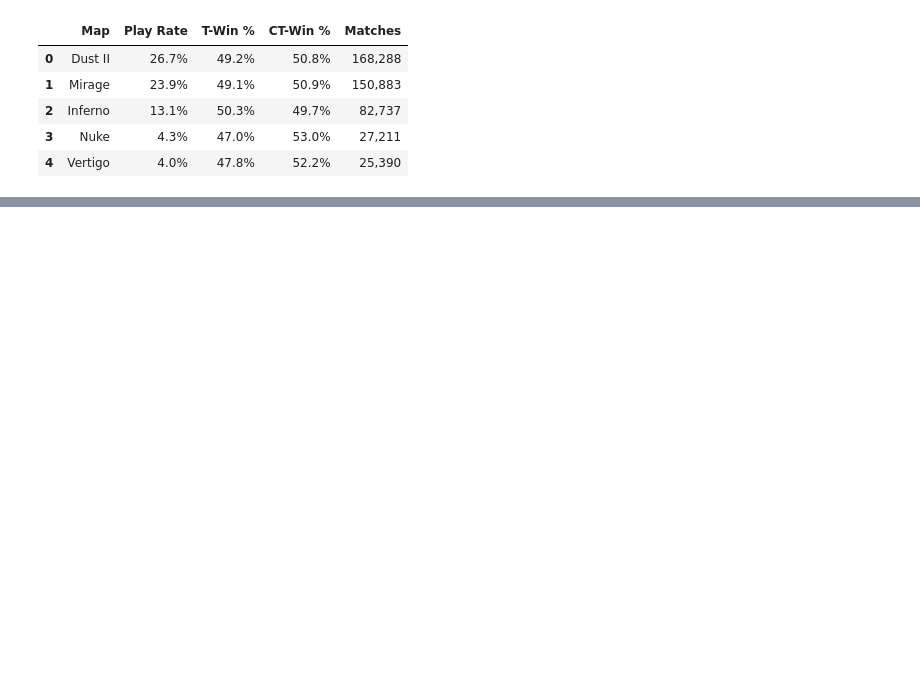
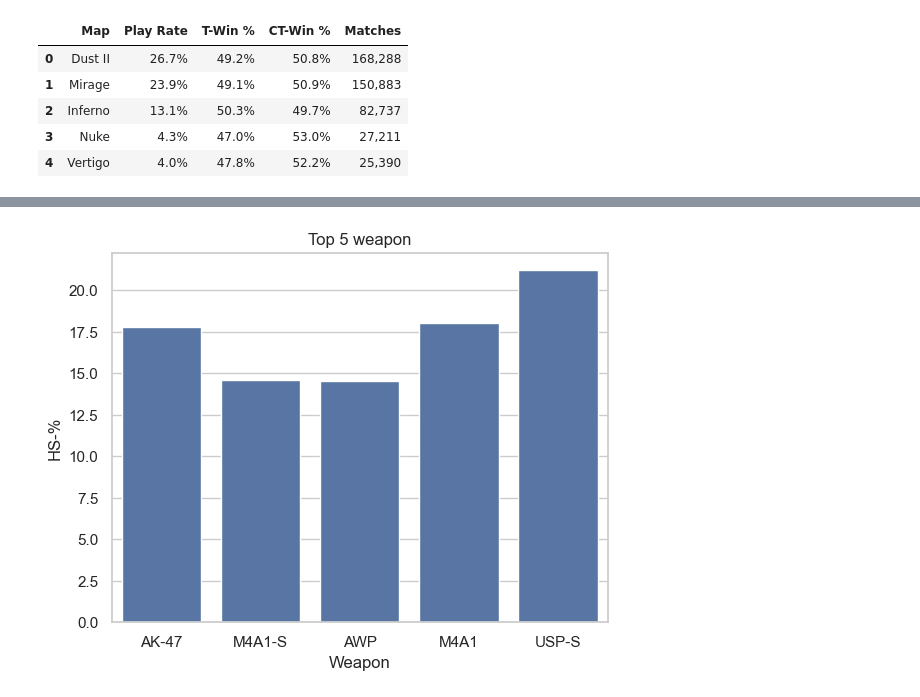
Before and after one commit to oondels/counter-strike2024-stats, a Jupyter notebook: counter_strike.ipynb, the cells around one changed output, grey strips where cells are left out. Cells and saved outputs as stored; diff of their text form; code cells hidden in the pictures; blank space fills up the shorter version.

```diff
--- a/counter_strike.ipynb
+++ b/counter_strike.ipynb
@@ -13,0 +287,7 @@ maps.head()
+# %%
+sns.set(style = 'whitegrid')
+sns.barplot(data = weapons, x = weapons['Weapon'][0:5], y = weapons['HS-%'])
+plt.title('Top 5 weapon')
+plt.show()
+# %% [output]
+[figure, added]
```
Also changed, not shown: parts of 33 cells of this notebook.
